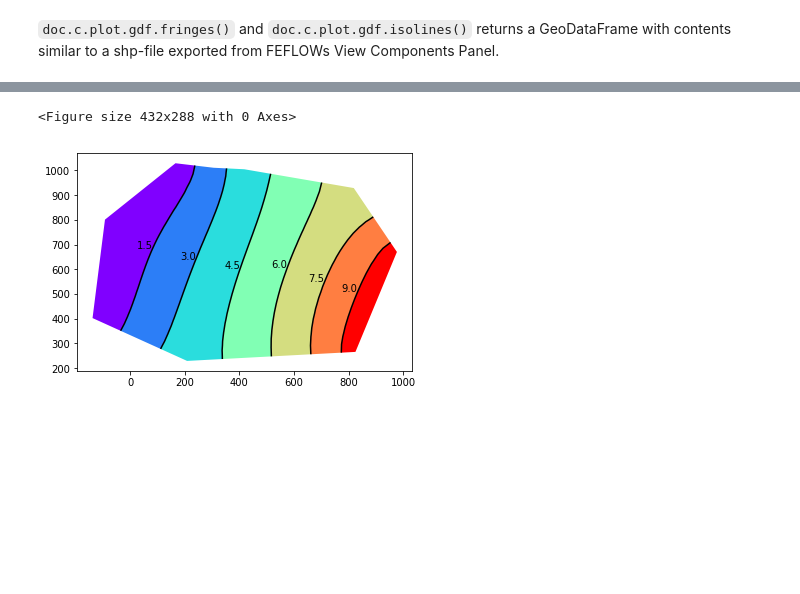
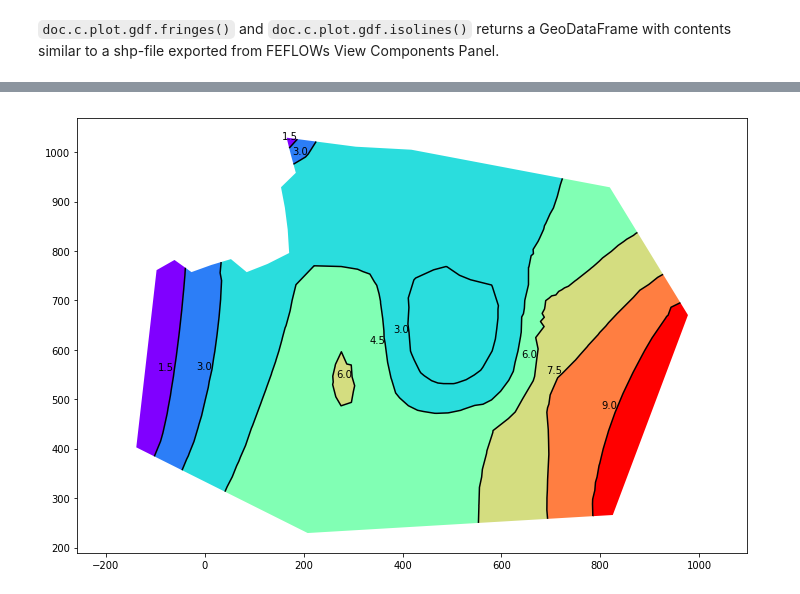
Before and after one commit to red5alex/ifm_contrib, a Jupyter notebook: doc/Notebooks/pandas-fringes-and-isolines.ipynb, the cells around one changed output, grey strips where cells are left out. Saved outputs shown, nothing was run; the diff lists cells and outputs as text; code cells hidden in the pictures; blank space fills up the shorter version.

Commit message:
updated example notebooks

```diff
--- a/doc/Notebooks/pandas-fringes-and-isolines.ipynb
+++ b/doc/Notebooks/pandas-fringes-and-isolines.ipynb
@@ -5,9 +5,3 @@ GeoPANDAS is a Python library with powerfull features for 2D Geometry operations
 The `doc.c.plot.gdf` object provides features to export plots similar to those in FEFLOW's View Components Panel to GeoPandas GeoDataFrames.
 
 *contact: [Alex Renz](https://github.com/red5alex), are@dhigroup.com*
-# %%
-import sys
-sys.path.append("C:/Program Files/DHI/2019/FEFLOW 7.2/python")
-import ifm_contrib as ifm
-ifm.forceLicense("Viewer")
-doc = ifm.loadDocument("./example_data/example_2D.dac")
@@ -17,7 +15,9 @@ import matplotlib.pyplot as plt
+# %%
+doc = ifm.loadDocument("./../../unittests/models/example_2D.dac")
 # %% [markdown]
 `doc.c.plot.gdf.fringes()` and `doc.c.plot.gdf.isolines()` returns a GeoDataFrame with contents similar to a shp-file exported from FEFLOWs View Components Panel.
 # %%
 # get isocontourlines of head as geodataframe
-gdf_isolines = doc.c.plot.gdf.isolines("Head")
+gdf_isolines = doc.c.plot.gdf.isolines(par=Enum.P_HEAD)
 gdf_isolines
 # %% [output]
@@ -31,0 +35,4 @@ gdf_isolines
+# %%
+# get fringes polygons
+gdf_fringes = doc.c.plot.gdf.fringes(Enum.P_HEAD)
+gdf_fringes
@@ -32,16 +48,15 @@ gdf_isolines
 # %%
-# get fringes polygons
-gdf_fringes = doc.c.plot.gdf.fringes("Head")
+# create new maplotlib figure
+fig, ax = plt.subplots(1,1, figsize=(12,8))
+plt.axis("equal")
 
-# plot alongside with isolines and labels
-fig, ax = plt.subplots(1,1)
-gdf_fringes.plot("Head_min", ax=ax, cmap="rainbow")
+# add fringes, isolines and isoline labels
+gdf_fringes.plot("400_min", ax=ax, cmap="rainbow")
 gdf_isolines.plot(ax=ax, colors="black")
-_ = gdf_isolines.apply(lambda x: ax.annotate(s=x.Head,
+_ = gdf_isolines.apply(lambda x: ax.annotate(s=x[str(Enum.P_HEAD)],
                                          xy=x.geometry.representative_point().coords[0],
                                          ha='right',
                                          color="black"),
                    axis=1)
 # %% [output]
-<Figure size 432x288 with 0 Axes>
-[figure, old version]
+[figure, new version]
```
Also changed, not shown: parts of 4 cells of this notebook, 7 other files.
